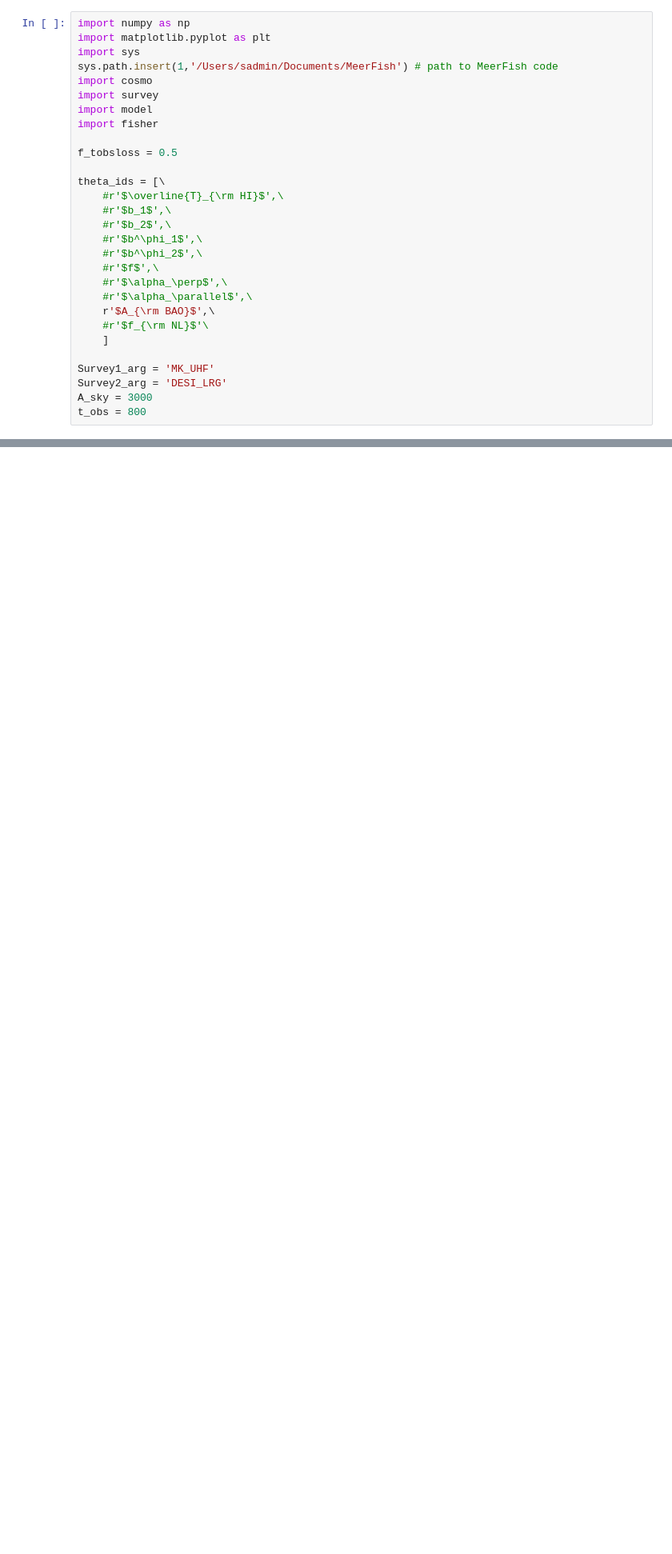
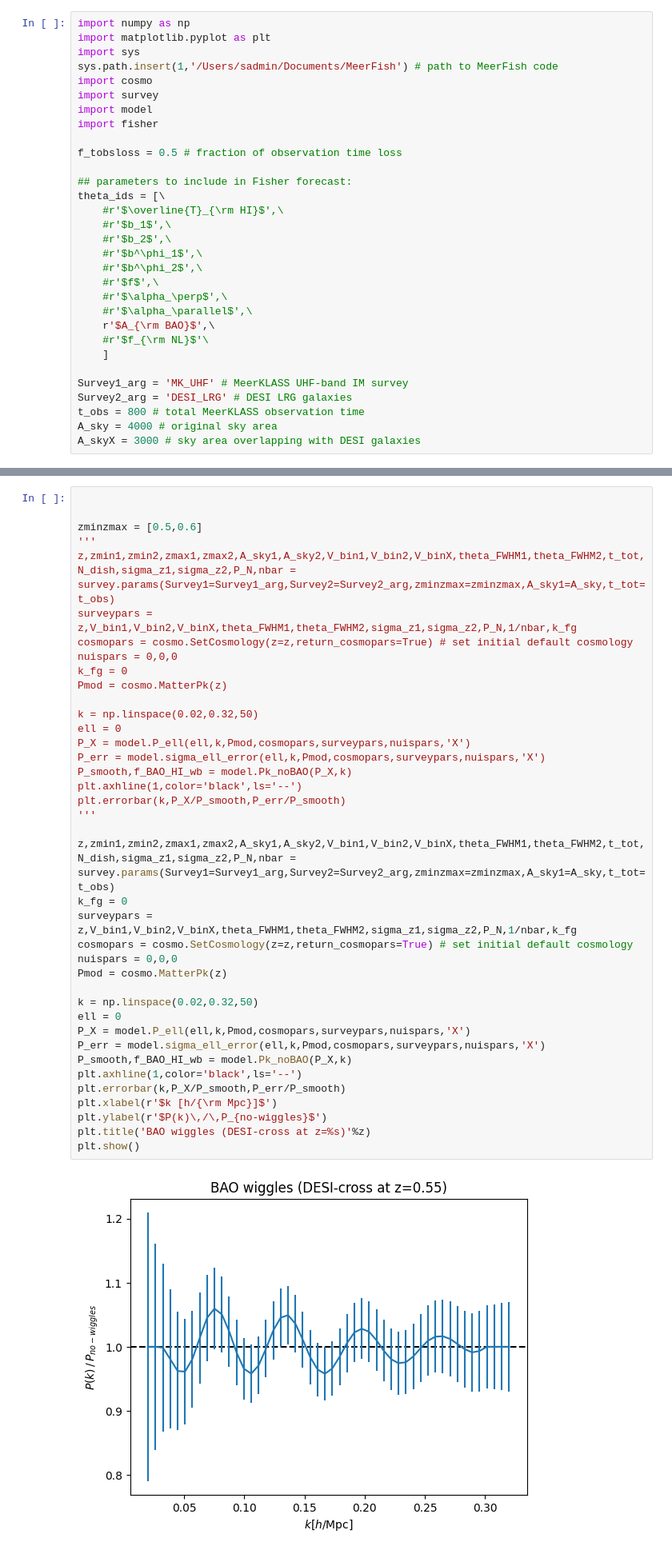
Before and after one commit to meerklass/MeerFish, a Jupyter notebook: XLPreport/BAO_forecasting.ipynb, the cells around one changed output, grey strips where cells are left out. Shown at 80% size. Saved outputs shown, nothing was run; the diff lists cells and outputs as text; blank space fills up the shorter version.

Commit message:
added fg cleaning parameter to BAO forecasts

```diff
--- a/XLPreport/BAO_forecasting.ipynb
+++ b/XLPreport/BAO_forecasting.ipynb
@@ -8,8 +8,9 @@ import survey
 import model
 import fisher
 
-f_tobsloss = 0.5
+f_tobsloss = 0.5 # fraction of observation time loss
 
+## parameters to include in Fisher forecast:
 theta_ids = [\
     #r'$\overline{T}_{\rm HI}$',\
     #r'$b_1$',\
@@ -23,7 +24,8 @@ theta_ids = [\
     #r'$f_{\rm NL}$'\
     ]
 
-Survey1_arg = 'MK_UHF'
-Survey2_arg = 'DESI_LRG'
-A_sky = 3000
-t_obs = 800
+Survey1_arg = 'MK_UHF' # MeerKLASS UHF-band IM survey
+Survey2_arg = 'DESI_LRG' # DESI LRG galaxies
+t_obs = 800 # total MeerKLASS observation time
+A_sky = 4000 # original sky area
+A_skyX = 3000 # sky area overlapping with DESI galaxies
@@ -29,0 +34,41 @@ t_obs = 800
+# %%
+
+
+zminzmax = [0.5,0.6]
+'''
+z,zmin1,zmin2,zmax1,zmax2,A_sky1,A_sky2,V_bin1,V_bin2,V_binX,theta_FWHM1,theta_FWHM2,t_tot,N_dish,sigma_z1,sigma_z2,P_N,nbar = survey.params(Survey1=Survey1_arg,Survey2=Survey2_arg,zminzmax=zminzmax,A_sky1=A_sky,t_tot=t_obs)
+surveypars = z,V_bin1,V_bin2,V_binX,theta_FWHM1,theta_FWHM2,sigma_z1,sigma_z2,P_N,1/nbar,k_fg
+cosmopars = cosmo.SetCosmology(z=z,return_cosmopars=True) # set initial default cosmology
+nuispars = 0,0,0
+k_fg = 0
+Pmod = cosmo.MatterPk(z)
+
+k = np.linspace(0.02,0.32,50)
+ell = 0
+P_X = model.P_ell(ell,k,Pmod,cosmopars,surveypars,nuispars,'X')
+P_err = model.sigma_ell_error(ell,k,Pmod,cosmopars,surveypars,nuispars,'X')
+P_smooth,f_BAO_HI_wb = model.Pk_noBAO(P_X,k)
+plt.axhline(1,color='black',ls='--')
+plt.errorbar(k,P_X/P_smooth,P_err/P_smooth)
+'''
+
+z,zmin1,zmin2,zmax1,zmax2,A_sky1,A_sky2,V_bin1,V_bin2,V_binX,theta_FWHM1,theta_FWHM2,t_tot,N_dish,sigma_z1,sigma_z2,P_N,nbar = survey.params(Survey1=Survey1_arg,Survey2=Survey2_arg,zminzmax=zminzmax,A_sky1=A_sky,t_tot=t_obs)
+k_fg = 0
+surveypars = z,V_bin1,V_bin2,V_binX,theta_FWHM1,theta_FWHM2,sigma_z1,sigma_z2,P_N,1/nbar,k_fg
+cosmopars = cosmo.SetCosmology(z=z,return_cosmopars=True) # set initial default cosmology
+nuispars = 0,0,0
+Pmod = cosmo.MatterPk(z)
+
+k = np.linspace(0.02,0.32,50)
+ell = 0
+P_X = model.P_ell(ell,k,Pmod,cosmopars,surveypars,nuispars,'X')
+P_err = model.sigma_ell_error(ell,k,Pmod,cosmopars,surveypars,nuispars,'X')
+P_smooth,f_BAO_HI_wb = model.Pk_noBAO(P_X,k)
+plt.axhline(1,color='black',ls='--')
+plt.errorbar(k,P_X/P_smooth,P_err/P_smooth)
+plt.xlabel(r'$k [h/{\rm Mpc}]$')
+plt.ylabel(r'$P(k)\,/\,P_{no-wiggles}$')
+plt.title('BAO wiggles (DESI-cross at z=%s)'%z)
+plt.show()
+# %% [output]
+[figure, added]
```
Also changed, not shown: parts of 7 cells of this notebook.
